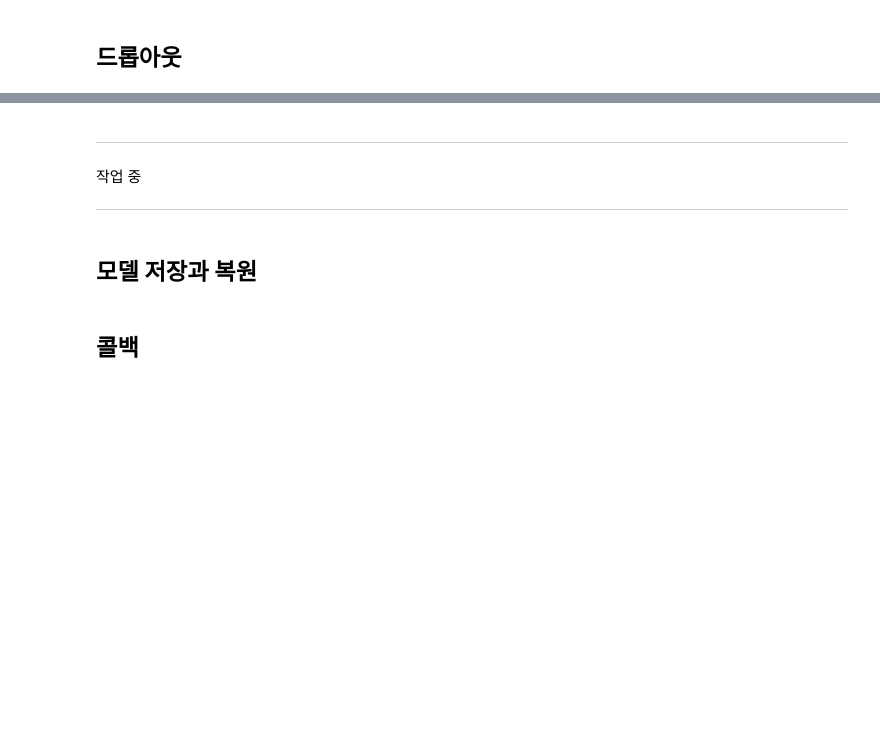
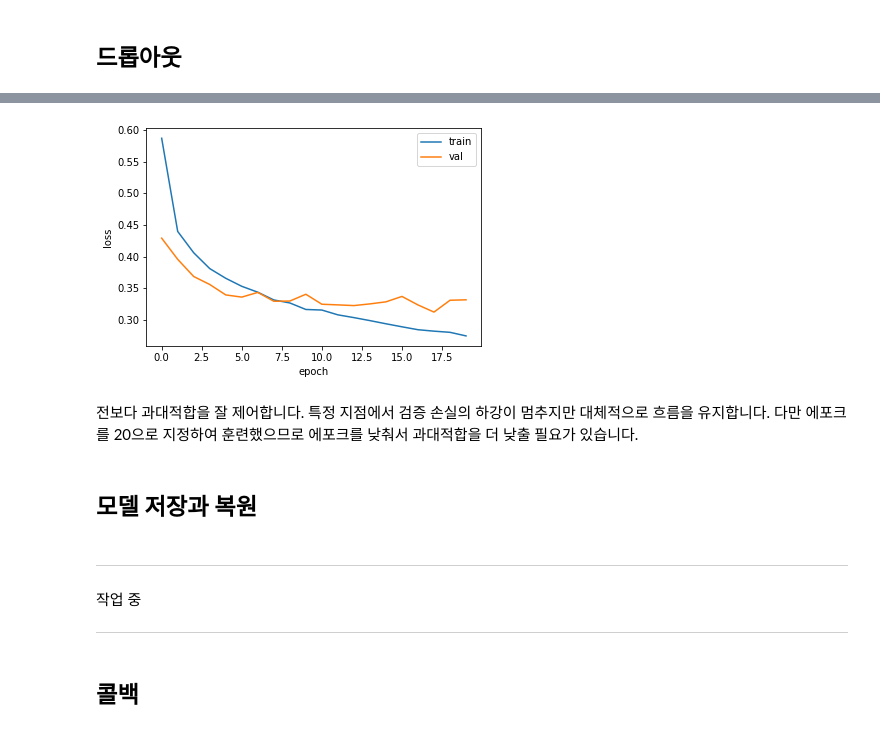
Before and after one commit to LeeSeungwon89/Deep-learning_Theory, a Jupyter notebook: 7-3 신경망 모델 훈련.ipynb, the cells around one changed output, grey strips where cells are left out. Saved outputs shown, nothing was run; the diff lists cells and outputs as text; code cells hidden in the pictures; blank space fills up the shorter version.

```diff
--- a/7-3 신경망 모델 훈련.ipynb
+++ b/7-3 신경망 모델 훈련.ipynb
@@ -173,0 +182,4 @@ plt.show()
+# %%
+# 드롭아웃 비율은 30%로 지정합니다.
+model = model_fn(keras.layers.Dropout(0.3))
+model.summary()
@@ -174,3 +210,40 @@ plt.show()
+# %%
+from tensorflow import keras
+from sklearn.model_selection import train_test_split
+import matplotlib.pyplot as plt
+
+(train_input, train_target), (test_input, test_target) = keras.datasets.fashion_mnist.load_data()
+train_scaled = train_input / 255.0
+train_scaled, val_scaled, train_target, val_target = train_test_split(train_scaled, train_target,
+                                                                      test_size=0.2, random_state=42)
+
+def model_fn(a_layer=None):
+    model = keras.Sequential()
+    model.add(keras.layers.Flatten(input_shape=(28, 28)))
+    model.add(keras.layers.Dense(100, activation='relu'))
+    if a_layer:
+        model.add(a_layer)
+    model.add(keras.layers.Dense(10, activation='softmax'))
+    return model
+
+model = model_fn(keras.layers.Dropout(0.3))
+
+model.compile(optimizer='adam', loss='sparse_categorical_crossentropy', metrics='accuracy')
+history = model.fit(train_scaled, train_target, epochs=20, verbose=0,
+                    validation_data=(val_scaled, val_target))
+
+plt.plot(history.history['loss'])
+plt.plot(history.history['val_loss'])
+plt.xlabel('epoch')
+plt.ylabel('loss')
+plt.legend(['train', 'val'])
+plt.show()
+# %% [output]
+[figure, added]
+# %% [markdown]
+전보다 과대적합을 잘 제어합니다. 특정 지점에서 검증 손실의 하강이 멈추지만 대체적으로 흐름을 유지합니다. 다만 에포크를 20으로 지정하여 훈련했으므로 에포크를 낮춰서 과대적합을 더 낮출 필요가 있습니다.
+# %% [markdown]
+## **모델 저장과 복원**
 # %% [markdown]
 
 
@@ -179,7 +252,5 @@ plt.show()
 작업 중
 
 ---
-# %% [markdown]
-## **모델 저장과 복원**
 # %% [markdown]
 ## **콜백**
```
Also changed, not shown: parts of 3 cells of this notebook.
